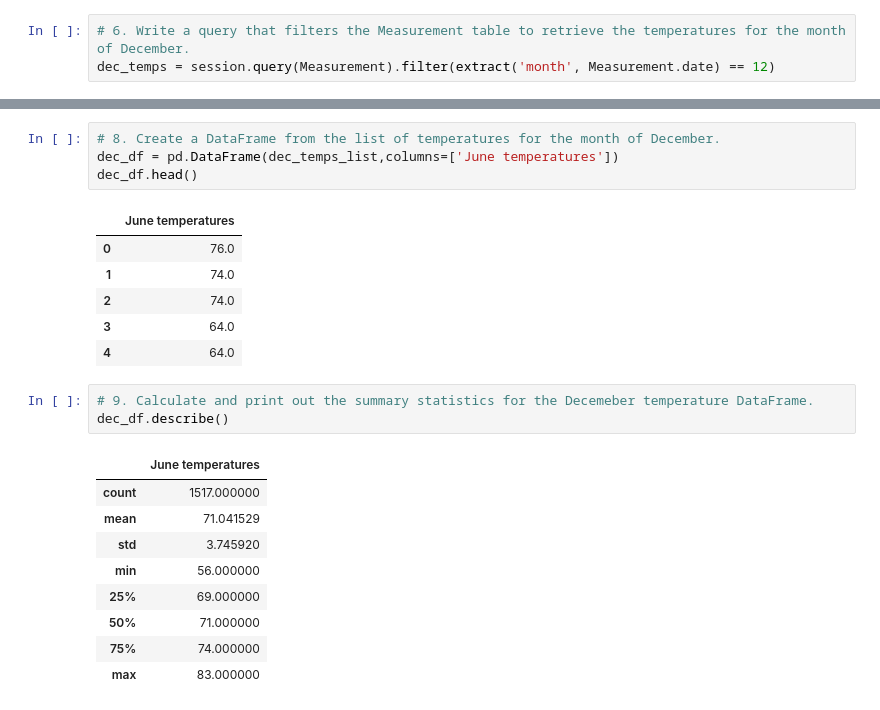
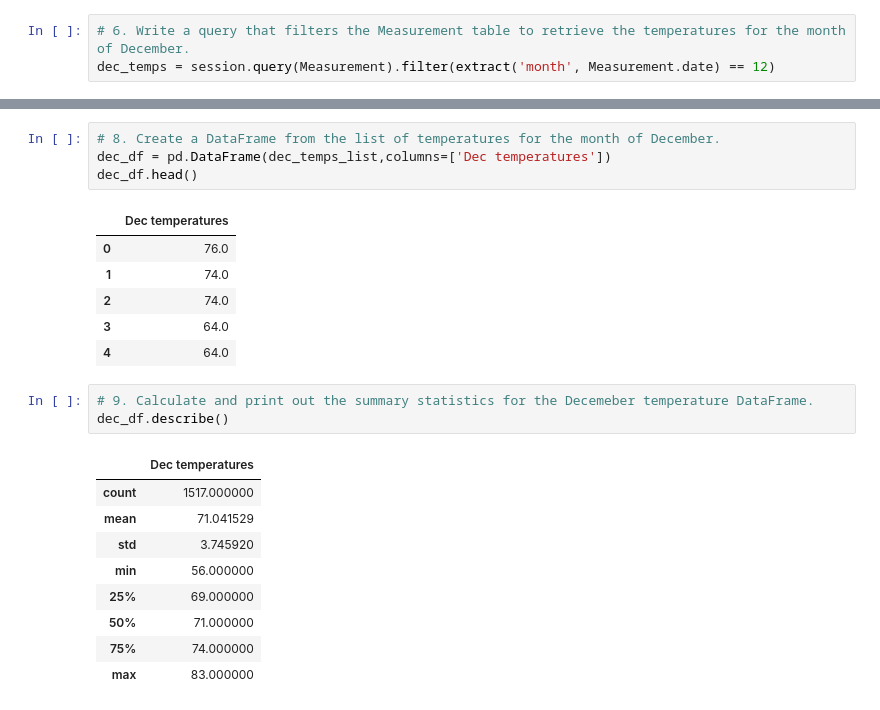
Before and after one commit to kritika2604/Surfs_up, a Jupyter notebook: SurfsUp_Challenge.ipynb, the cells around one changed output, grey strips where cells are left out. Cells and saved outputs as stored; diff of their text form.

```diff
--- a/SurfsUp_Challenge.ipynb
+++ b/SurfsUp_Challenge.ipynb
@@ -114,10 +114,10 @@ dec_temps_list
  ...]
 # %%
 # 8. Create a DataFrame from the list of temperatures for the month of December.
-dec_df = pd.DataFrame(dec_temps_list,columns=['June temperatures'])
+dec_df = pd.DataFrame(dec_temps_list,columns=['Dec temperatures'])
 dec_df.head()
 # %% [output]
-|  | June temperatures |
+|  | Dec temperatures |
 | 0 | 76.0 |
 | 1 | 74.0 |
 | 2 | 74.0 |
@@ -127,7 +127,7 @@ dec_df.head()
 # 9. Calculate and print out the summary statistics for the Decemeber temperature DataFrame.
 dec_df.describe()
 # %% [output]
-|  | June temperatures |
+|  | Dec temperatures |
 | count | 1517.000000 |
 | mean | 71.041529 |
 | std | 3.745920 |
```
